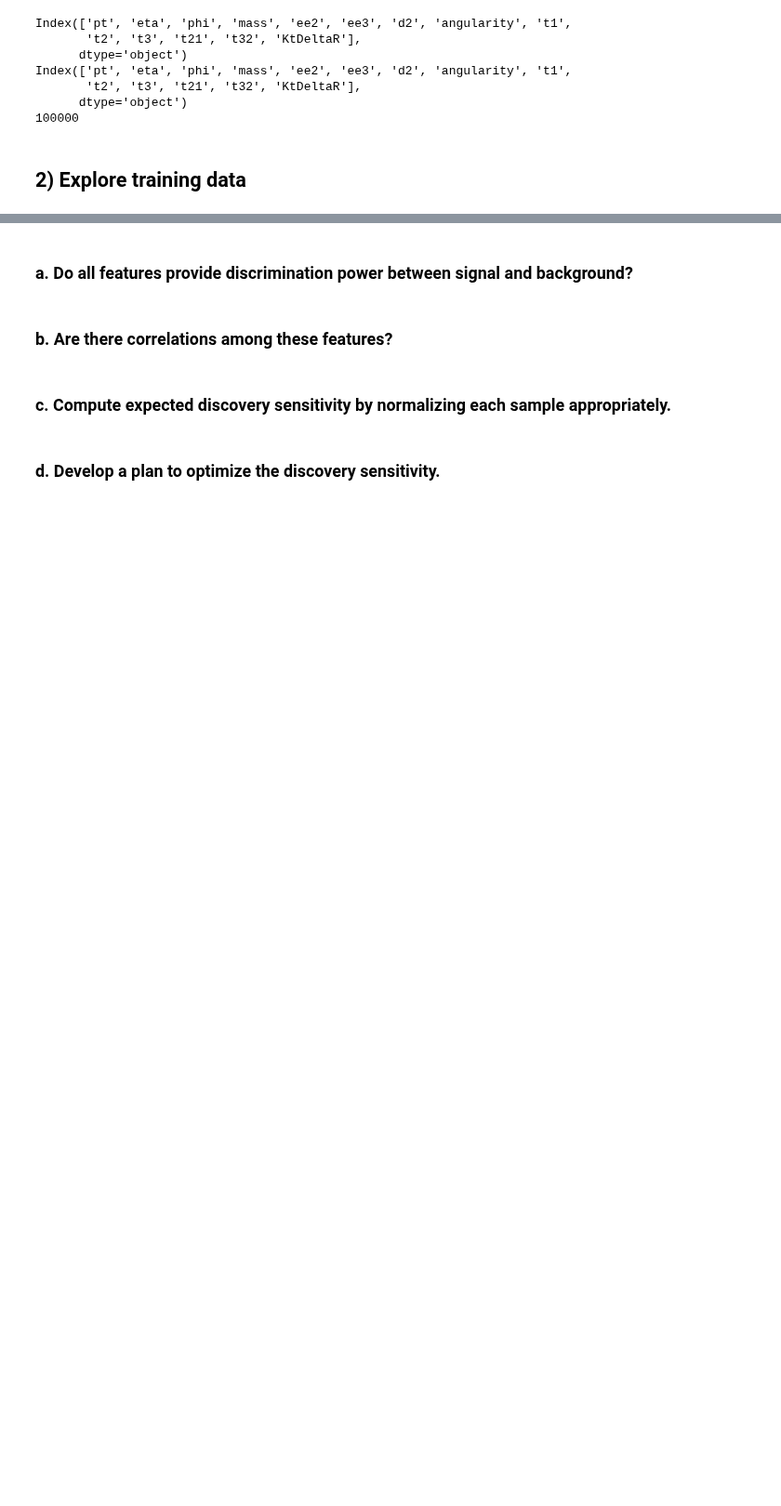
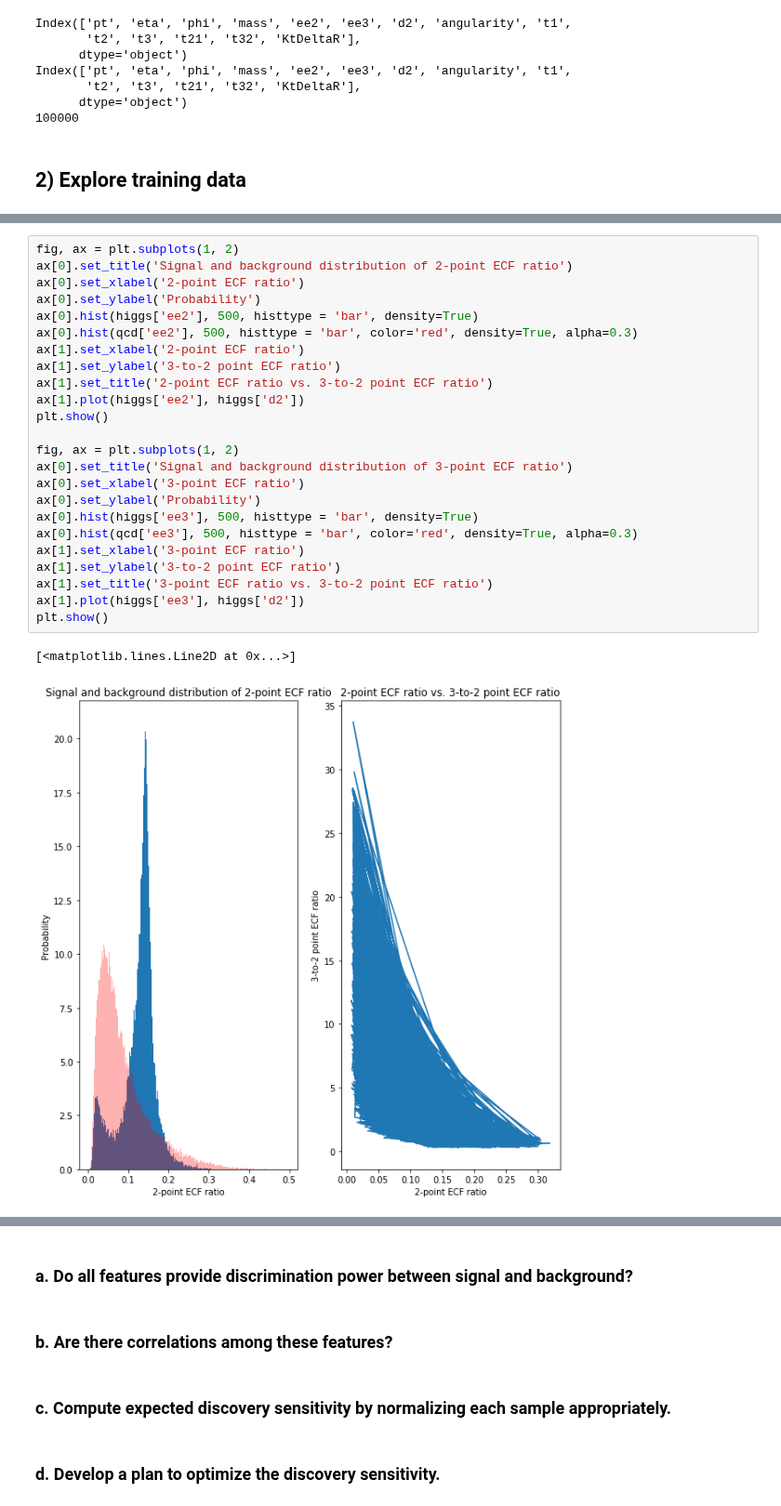
Before and after one commit to elocj/PHYS434, a Jupyter notebook: lab5/lab5.ipynb, the cells around one changed output, grey strips where cells are left out. Shown at 93% size. Saved outputs shown, nothing was run; the diff lists cells and outputs as text; blank space fills up the shorter version.

```diff
--- a/lab5/lab5.ipynb
+++ b/lab5/lab5.ipynb
@@ -74,0 +123,27 @@ Index(['pt', 'eta', 'phi', 'mass', 'ee2', 'ee3', 'd2', 'angularity', 't1',
+# %%
+fig, ax = plt.subplots(1, 2)
+ax[0].set_title('Signal and background distribution of 2-point ECF ratio')
+ax[0].set_xlabel('2-point ECF ratio')
+ax[0].set_ylabel('Probability')
+ax[0].hist(higgs['ee2'], 500, histtype = 'bar', density=True)
+ax[0].hist(qcd['ee2'], 500, histtype = 'bar', color='red', density=True, alpha=0.3)
+ax[1].set_xlabel('2-point ECF ratio')
+ax[1].set_ylabel('3-to-2 point ECF ratio')
+ax[1].set_title('2-point ECF ratio vs. 3-to-2 point ECF ratio')
+ax[1].plot(higgs['ee2'], higgs['d2'])
+plt.show()
+
+fig, ax = plt.subplots(1, 2)
+ax[0].set_title('Signal and background distribution of 3-point ECF ratio')
+ax[0].set_xlabel('3-point ECF ratio')
+ax[0].set_ylabel('Probability')
+ax[0].hist(higgs['ee3'], 500, histtype = 'bar', density=True)
+ax[0].hist(qcd['ee3'], 500, histtype = 'bar', color='red', density=True, alpha=0.3)
+ax[1].set_xlabel('3-point ECF ratio')
+ax[1].set_ylabel('3-to-2 point ECF ratio')
+ax[1].set_title('3-point ECF ratio vs. 3-to-2 point ECF ratio')
+ax[1].plot(higgs['ee3'], higgs['d2'])
+plt.show()
+# %% [output]
+[<matplotlib.lines.Line2D at 0x...>]
+[figure, added]
```
Also changed, not shown: parts of 7 cells of this notebook.
